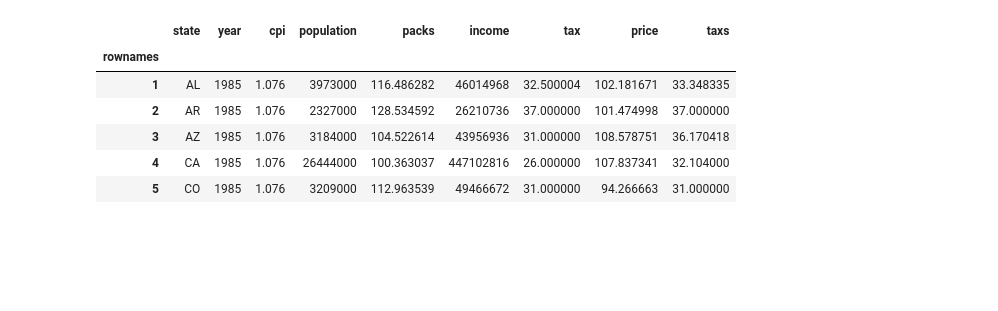
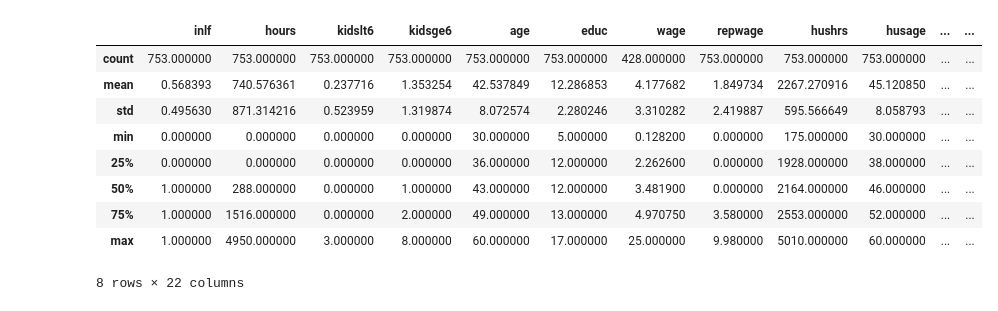
Before and after one commit to LangtianM/IV_Logistic, a Jupyter notebook: Real_Data.ipynb, the cells around one changed output. Cells and saved outputs as stored; diff of their text form; code cells hidden in the pictures; blank space fills up the shorter version.

Commit message:
edu~labor data analyzed

```diff
--- a/Real_Data.ipynb
+++ b/Real_Data.ipynb
@@ -5,12 +10,14 @@ from IVClassification import *
-# %%
-CigarettesSW = pd.read_csv('https://vincentarelbundock.github.io/Rdatasets/csv/AER/CigarettesSW.csv',
-                 index_col=0)
-CigarettesSW.head()
-# %% [output]
-|  | state | year | cpi | population | packs | income | tax | price | taxs |
-| rownames |  |  |  |  |  |  |  |  |  |
-| 1 | AL | 1985 | 1.076 | 3973000 | 116.486282 | 46014968 | 32.500004 | 102.181671 | 33.348335 |
-| 2 | AR | 1985 | 1.076 | 2327000 | 128.534592 | 26210736 | 37.000000 | 101.474998 | 37.000000 |
-| 3 | AZ | 1985 | 1.076 | 3184000 | 104.522614 | 43956936 | 31.000000 | 108.578751 | 36.170418 |
-| 4 | CA | 1985 | 1.076 | 26444000 | 100.363037 | 447102816 | 26.000000 | 107.837341 | 32.104000 |
-| 5 | CO | 1985 | 1.076 | 3209000 | 112.963539 | 49466672 | 31.000000 | 94.266663 | 31.000000 |
+# %%
+mroz = woo.dataWoo('mroz')
+mroz.describe()
+# %% [output]
+|  | inlf | hours | kidslt6 | kidsge6 | age | educ | wage | repwage | hushrs | husage | ... | ... |
+| count | 753.000000 | 753.000000 | 753.000000 | 753.000000 | 753.000000 | 753.000000 | 428.000000 | 753.000000 | 753.000000 | 753.000000 | ... | ... |
+| mean | 0.568393 | 740.576361 | 0.237716 | 1.353254 | 42.537849 | 12.286853 | 4.177682 | 1.849734 | 2267.270916 | 45.120850 | ... | ... |
+| std | 0.495630 | 871.314216 | 0.523959 | 1.319874 | 8.072574 | 2.280246 | 3.310282 | 2.419887 | 595.566649 | 8.058793 | ... | ... |
+| min | 0.000000 | 0.000000 | 0.000000 | 0.000000 | 30.000000 | 5.000000 | 0.128200 | 0.000000 | 175.000000 | 30.000000 | ... | ... |
+| 25% | 0.000000 | 0.000000 | 0.000000 | 0.000000 | 36.000000 | 12.000000 | 2.262600 | 0.000000 | 1928.000000 | 38.000000 | ... | ... |
+| 50% | 1.000000 | 288.000000 | 0.000000 | 1.000000 | 43.000000 | 12.000000 | 3.481900 | 0.000000 | 2164.000000 | 46.000000 | ... | ... |
+| 75% | 1.000000 | 1516.000000 | 0.000000 | 2.000000 | 49.000000 | 13.000000 | 4.970750 | 3.580000 | 2553.000000 | 52.000000 | ... | ... |
+| max | 1.000000 | 4950.000000 | 3.000000 | 8.000000 | 60.000000 | 17.000000 | 25.000000 | 9.980000 | 5010.000000 | 60.000000 | ... | ... |
+8 rows × 22 columns
```
Also changed, not shown: parts of 7 cells of this notebook, 2 other files.
